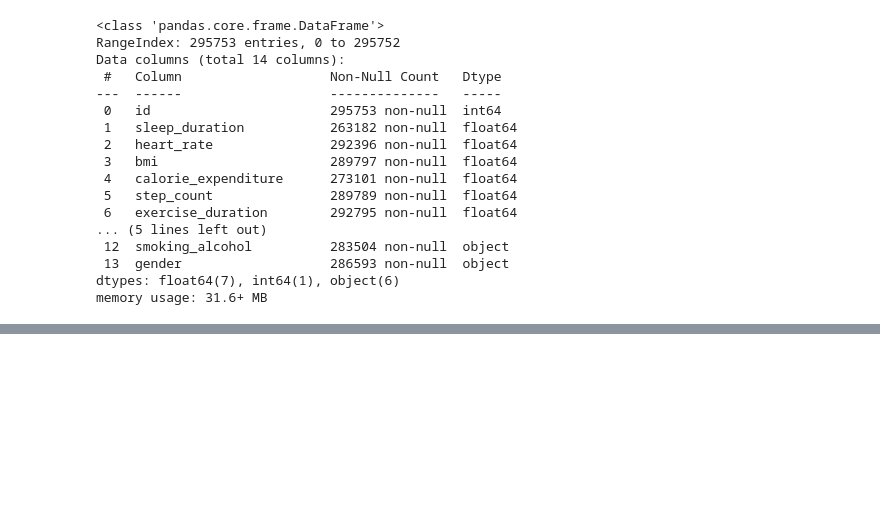
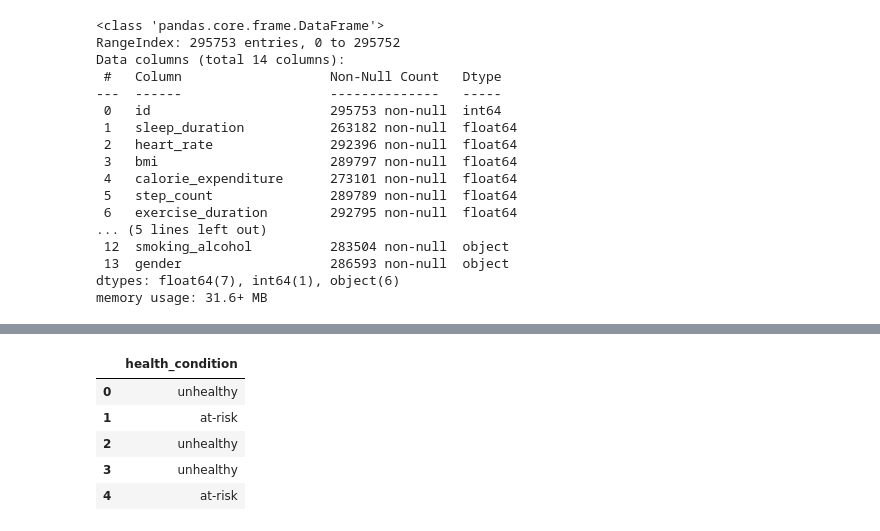
Before and after one commit to rpsingh21/kaggle-practices, a Jupyter notebook: PredictingStudentHealthRisk.ipynb, the cells around one changed output, grey strips where cells are left out. Cells and saved outputs as stored; diff of their text form; code cells hidden in the pictures; blank space fills up the shorter version.

```diff
--- a/PredictingStudentHealthRisk.ipynb
+++ b/PredictingStudentHealthRisk.ipynb
@@ -87,0 +117,9 @@ from sklearn.model_selection import train_test_split
+# %%
+y.head()
+# %% [output]
+|  | health_condition |
+| 0 | unhealthy |
+| 1 | at-risk |
+| 2 | unhealthy |
+| 3 | unhealthy |
+| 4 | at-risk |
```
Also changed, not shown: parts of 17 cells of this notebook.
